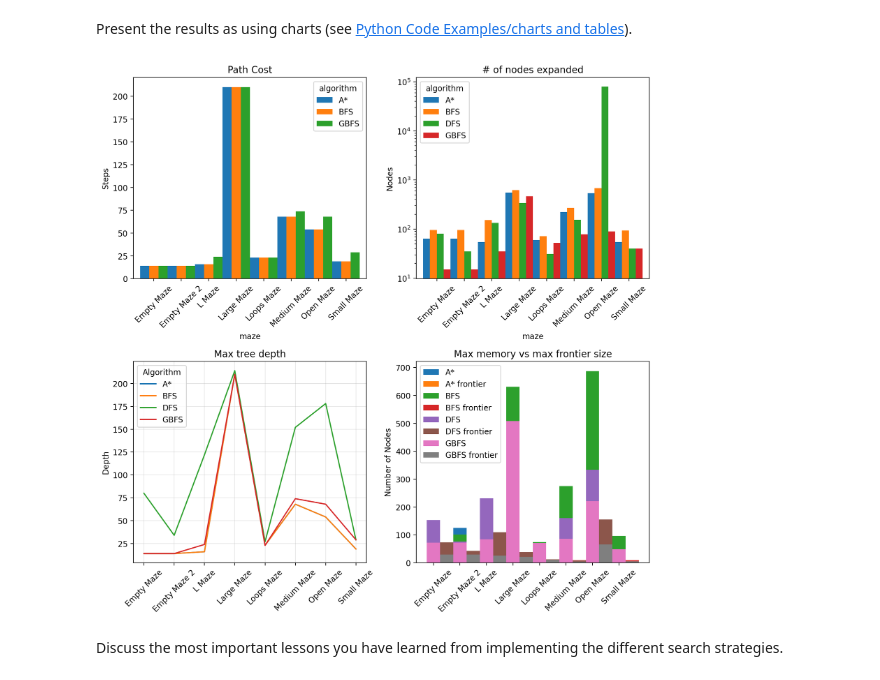
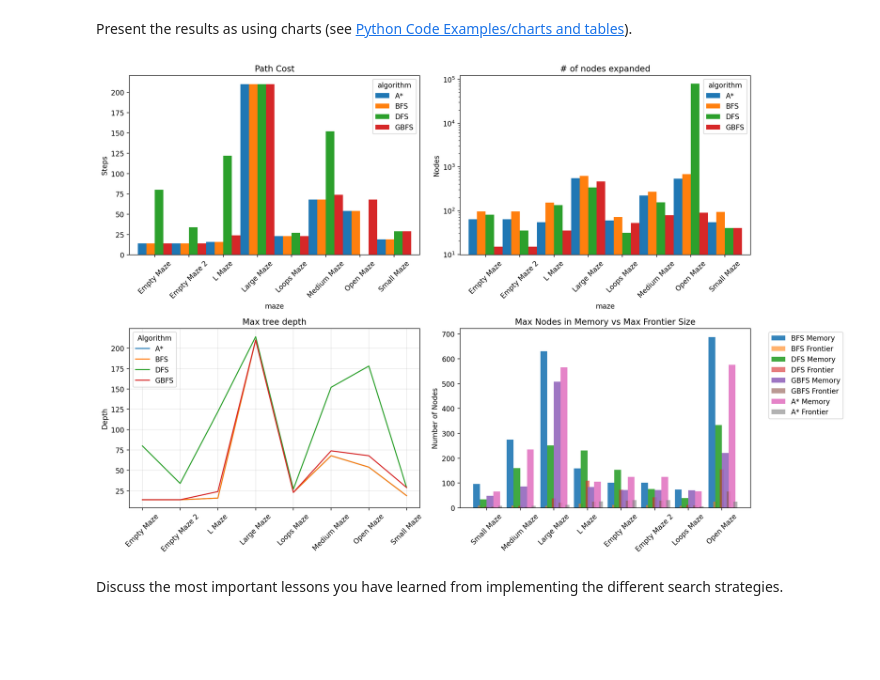
Before and after one commit to Jonestg26/Assignment1, a Jupyter notebook: Search/Maze.ipynb, the cells around one changed output. Saved outputs shown, nothing was run; the diff lists cells and outputs as text; code cells hidden in the pictures; blank space fills up the shorter version.

```diff
--- a/Search/Maze.ipynb
+++ b/Search/Maze.ipynb
@@ -642,49 +642,54 @@ Present the results as using charts (see [Python Code Examples/charts and tables
 # %%
 import matplotlib.pyplot as plt
 
-fig, axes = plt.subplots(2, 2, figsize=(10, 10))
+#Handle N/A values from DFS path cost
+df_plot = df.copy()
+df_plot['path cost'] = pd.to_numeric(df_plot['path cost'], errors='coerce')
+
+fig, axes = plt.subplots(2, 2, figsize=(15, 10))
 
 #Path Cost bar chart
-df.pivot(index="maze", columns="algorithm", values="path cost").plot(kind="bar", ax=axes[0,0], width=1)
+df_plot.pivot(index="maze", columns="algorithm", values="path cost").plot(kind="bar", ax=axes[0,0], width=1)
 axes[0,0].set_title('Path Cost')
 axes[0,0].set_ylabel('Steps')
 axes[0,0].tick_params(axis='x', rotation=45)
 
 # num of nodes expanded bar chart
 df.pivot(index="maze", columns="algorithm", values="# of nodes expanded").plot(kind="bar", ax=axes[0,1], width=1, logy=True)
 axes[0,1].set_title('# of nodes expanded')
 axes[0,1].set_ylabel('Nodes')
 axes[0,1].tick_params(axis='x', rotation=45)
 
 #Max tree depth line chart
 df_pivot = df.pivot(index="maze", columns="algorithm", values="max tree depth")
 for alg in df_pivot.columns:
   axes[1,0].plot(df_pivot.index, df_pivot[alg], label=alg)
 axes[1,0].set_title("Max tree depth")
 axes[1,0].set_ylabel("Depth")
 axes[1,0].tick_params(axis='x', rotation=45)
 axes[1,0].grid(True, alpha=0.3)
 axes[1,0].legend(title="Algorithm")
 
-#Grouped bar chart to compare max memory to max frontier
-memory_df = df.pivot(index="maze", columns="algorithm", values="max # of nodes in memory")
-frontier_df = df.pivot(index="maze", columns="algorithm", values="max frontier size")
-x = range(len(memory_df.index))
-width = 0.5
+#Grouped bar chart to compare max memory to frontier size
+x = np.arange(len(df['maze'].unique()))
+width = 0.2
 
-for i, alg in enumerate(memory_df.columns):
-  axes[1,1].bar(x, memory_df[alg], width=width, label=alg)
-  axes[1,1].bar([x + width for x in x], frontier_df[alg], width=width, label=f"{alg} frontier")
-axes[1,1].set_title("Max memory vs max frontier size")
-axes[1,1].set_ylabel("Number of Nodes")
-axes[1,1].set_xticks(x)
-axes[1,1].set_xticklabels(memory_df.index, rotation=45)
-axes[1,1].legend()
+for i, alg in enumerate(df['algorithm'].unique()):
+    mem = df[df['algorithm'] == alg]['max # of nodes in memory'].values
+    front = df[df['algorithm'] == alg]['max frontier size'].values
+    axes[1,1].bar(x + i*width, mem, width, label=f'{alg} Memory', alpha=0.9)
+    axes[1,1].bar(x + i*width + width/2, front, width*0.6, label=f'{alg} Frontier', alpha=0.6)
+
+axes[1,1].set_title('Max Nodes in Memory vs Max Frontier Size')
+axes[1,1].set_ylabel('Number of Nodes')
+axes[1,1].set_xticks(x + 1.5*width)
+axes[1,1].set_xticklabels(df['maze'].unique(), rotation=45)
+axes[1,1].legend(bbox_to_anchor=(1.05, 1))
 
 plt.tight_layout()
 plt.show()
 # %% [output]
-[figure, old version]
+[figure, new version]
 # %% [markdown]
 Discuss the most important lessons you have learned from implementing the different search strategies.
 # %% [markdown]
```
Also changed, not shown: parts of 2 cells of this notebook.
